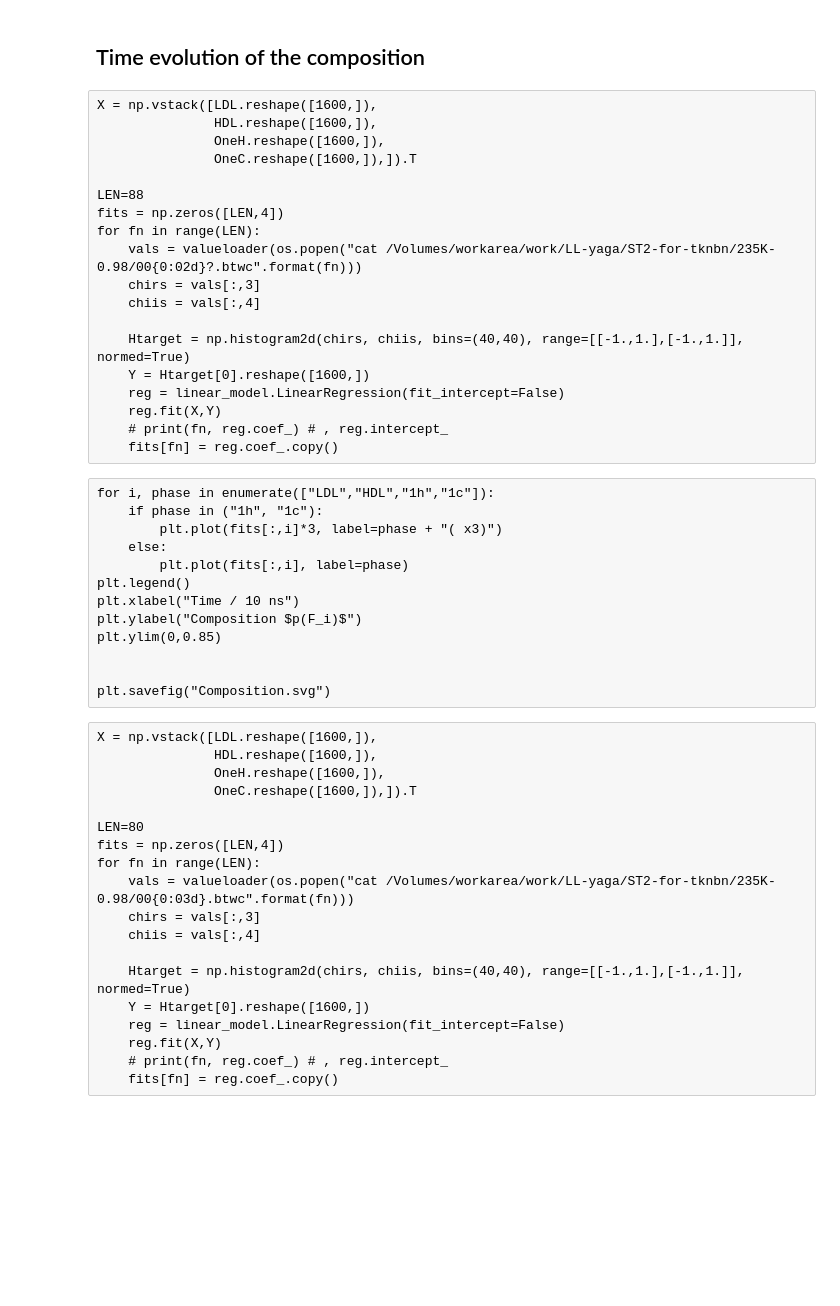
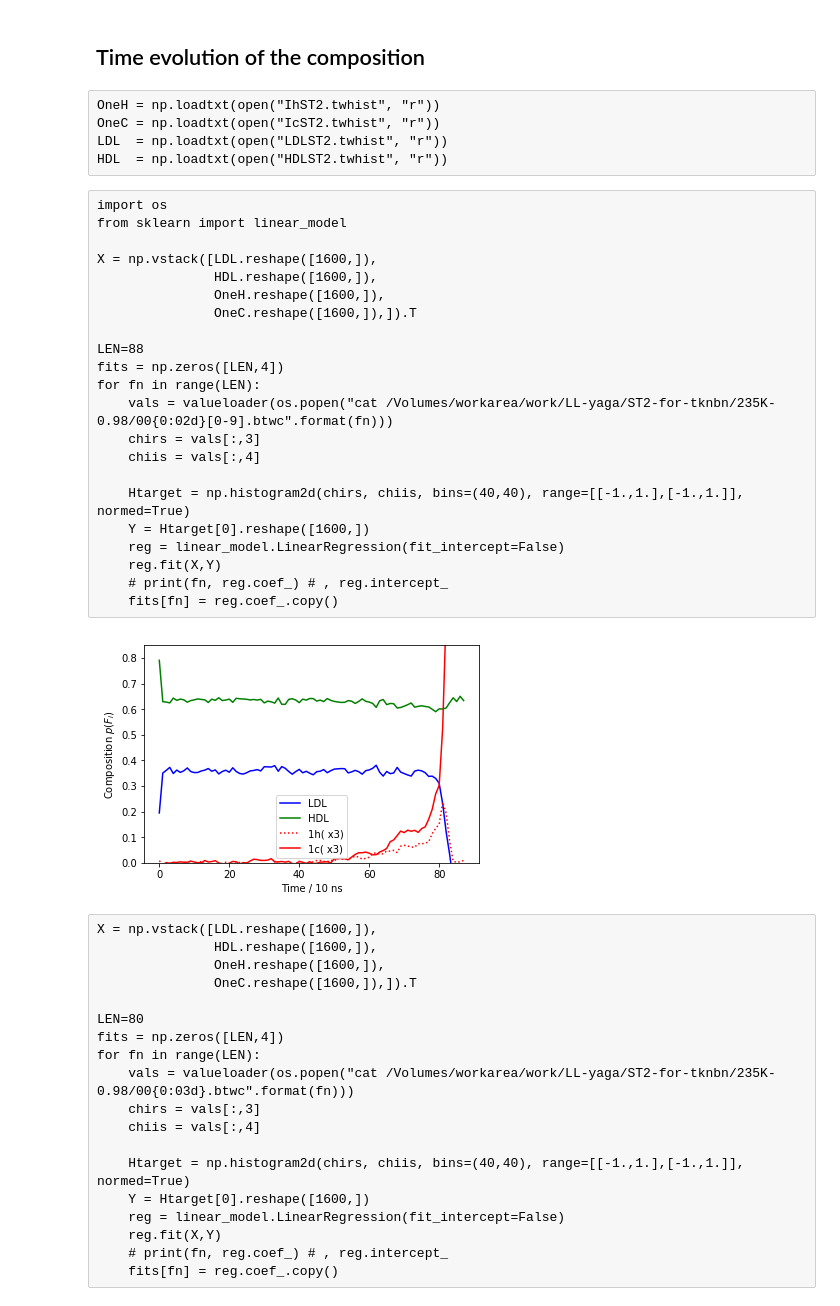
Before and after one commit to vitroid/twist-op, a Jupyter notebook: Jupyter/Coloring (Supercooled ST2).ipynb, the cells around one changed output. Drawn from its saved outputs; the diff is of its cells as text; code cells hidden in the pictures; blank space fills up the shorter version.

```diff
--- a/Jupyter/Coloring (Supercooled ST2).ipynb
+++ b/Jupyter/Coloring (Supercooled ST2).ipynb
@@ -206,7 +203,15 @@ for title, infilename, ty in files:
     print(title, np.sum(hist[0]))
 # %% [markdown]
 ## Time evolution of the composition
+# %% [raw]
+OneH = np.loadtxt(open("IhST2.twhist", "r"))
+OneC = np.loadtxt(open("IcST2.twhist", "r"))
+LDL  = np.loadtxt(open("LDLST2.twhist", "r"))
+HDL  = np.loadtxt(open("HDLST2.twhist", "r"))
 # %% [raw]
+import os
+from sklearn import linear_model
+
 X = np.vstack([LDL.reshape([1600,]),
                HDL.reshape([1600,]),
                OneH.reshape([1600,]),
@@ -215,7 +220,7 @@ X = np.vstack([LDL.reshape([1600,]),
 LEN=88
 fits = np.zeros([LEN,4])
 for fn in range(LEN):
-    vals = valueloader(os.popen("cat /Volumes/workarea/work/LL-yaga/ST2-for-tknbn/235K-0.98/00{0:02d}?.btwc".format(fn)))
+    vals = valueloader(os.popen("cat /Volumes/workarea/work/LL-yaga/ST2-for-tknbn/235K-0.98/00{0:02d}[0-9].btwc".format(fn)))
     chirs = vals[:,3]
     chiis = vals[:,4]
 
@@ -225,19 +230,36 @@ for fn in range(LEN):
     reg.fit(X,Y)
     # print(fn, reg.coef_) # , reg.intercept_
     fits[fn] = reg.coef_.copy()
-# %% [raw]
-for i, phase in enumerate(["LDL","HDL","1h","1c"]):
-    if phase in ("1h", "1c"):
-        plt.plot(fits[:,i]*3, label=phase + "( x3)")
-    else:
-        plt.plot(fits[:,i], label=phase)
-plt.legend()
-plt.xlabel("Time / 10 ns")
-plt.ylabel("Composition $p(F_i)$")
-plt.ylim(0,0.85)
-
-
-plt.savefig("Composition.svg")
+# %%
+%matplotlib inline
+from matplotlib import pyplot as plt
+
+#DataClass
+class Plot:
+    def __init__(self, label, color, style):
+        self.label = label
+        self.color = color
+        self.style = style
+
+plots = [Plot("LDL", "b", "-"),
+         Plot("HDL", "g", "-"),
+         Plot("1h", "r", ":"),
+         Plot("1c", "r", "-")]
+
+for i, phase in enumerate(plots):
+    if phase.label in ("1h", "1c"):
+        plt.plot(fits[:,i]*3, label=phase.label + "( x3)", color=phase.color, linestyle=phase.style)
+    else:
+        plt.plot(fits[:,i], label=phase.label, color=phase.color, linestyle=phase.style)
+plt.legend()
+plt.xlabel("Time / 10 ns")
+plt.ylabel("Composition $p(F_i)$")
+plt.ylim(0,0.85)
+
+plt.savefig("Composition.svg")
+plt.show()
+# %% [output]
+[figure, added]
 # %% [raw]
 X = np.vstack([LDL.reshape([1600,]),
                HDL.reshape([1600,]),
```
Also changed, not shown: parts of 1 cell of this notebook, 1 other file.
